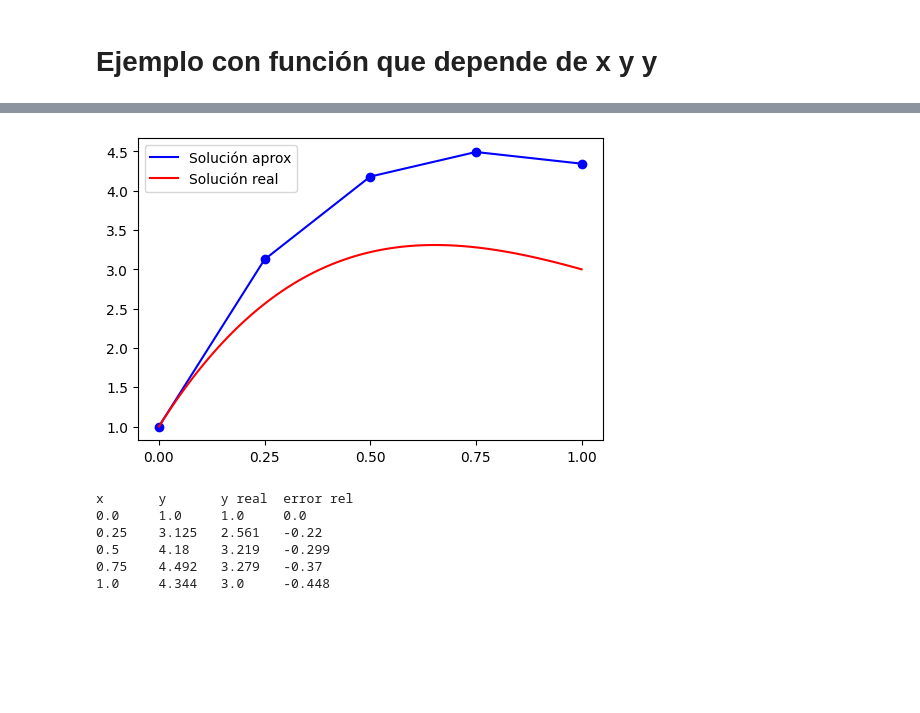
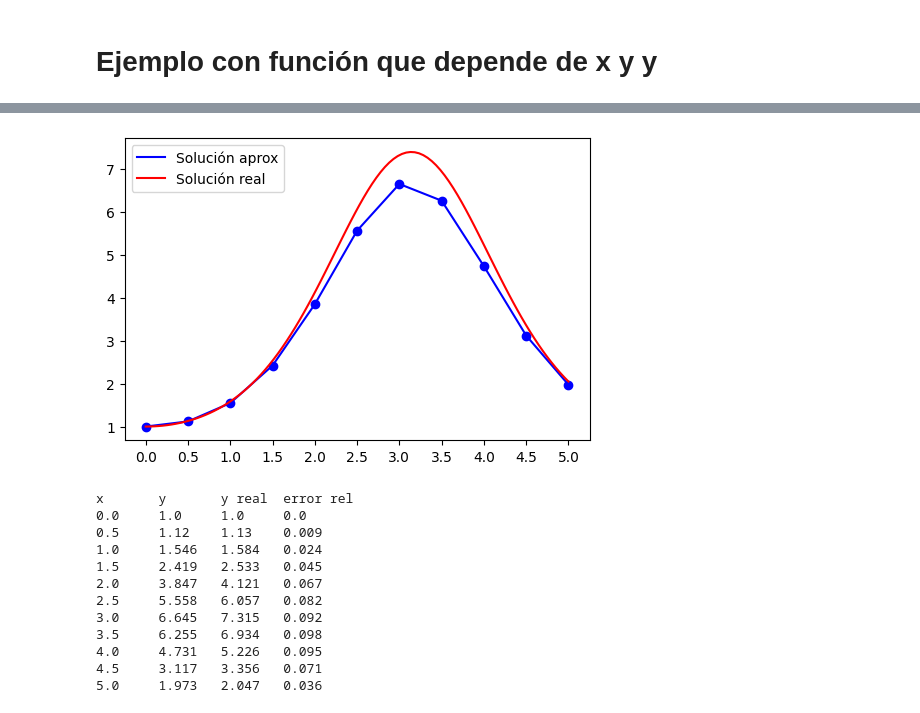
Before and after one commit to gmauricio-toledo/UNISON-teaching, a Jupyter notebook: EDO.ipynb, the cells around one changed output, grey strips where cells are left out. Saved outputs shown, nothing was run; the diff lists cells and outputs as text; code cells hidden in the pictures; blank space fills up the shorter version.

```diff
--- a/EDO.ipynb
+++ b/EDO.ipynb
@@ -148,0 +138,17 @@ sol = lambda x:-0.5*x**4 + 4*x**3 - 10*x**2 + 8.5*x + 1
+# %%
+from edo import EulerEDO, load_example
+
+example = load_example(1)
+
+a = example['a']
+b = example['b']
+h = example['h']
+f = example['f']
+sol = example['sol']
+x0 = example['x0']
+y0 = example['y0']
+
+solver = EulerEDO(f,sol=sol)
+solver.fit(a,b,h,x0,y0,method='Euler')
+solver.plot(plot_nodes=True)
+solver.table()
@@ -149,24 +175,24 @@ sol = lambda x:-0.5*x**4 + 4*x**3 - 10*x**2 + 8.5*x + 1
 # %%
-from edo import EulerEDO, print_table
-
-a=0
-b=1
-h=0.25
-x0 = 0
-y0 = 1
+from edo import EulerEDO
 
 solver = EulerEDO(f,sol=sol)
-solver.fit(a,b,h,x0,y0,method='Euler')
+solver.fit(a,b,h,x0,y0,method='Heun')
 solver.plot(plot_nodes=True)
 solver.table()
 # %% [output]
-[figure, old version]
+[figure, new version]
 x       y       y real  error rel
 0.0     1.0     1.0     0.0
-0.25    3.125   2.561   -0.22
-0.5     4.18    3.219   -0.299
-0.75    4.492   3.279   -0.37
-1.0     4.344   3.0     -0.448
+0.5     1.12    1.13    0.009
+1.0     1.546   1.584   0.024
+1.5     2.419   2.533   0.045
+2.0     3.847   4.121   0.067
+2.5     5.558   6.057   0.082
+3.0     6.645   7.315   0.092
+3.5     6.255   6.934   0.098
+4.0     4.731   5.226   0.095
+4.5     3.117   3.356   0.071
+5.0     1.973   2.047   0.036
 # %%
 from edo import EulerEDO
 
```
Also changed, not shown: parts of 5 cells of this notebook, 1 other file.
